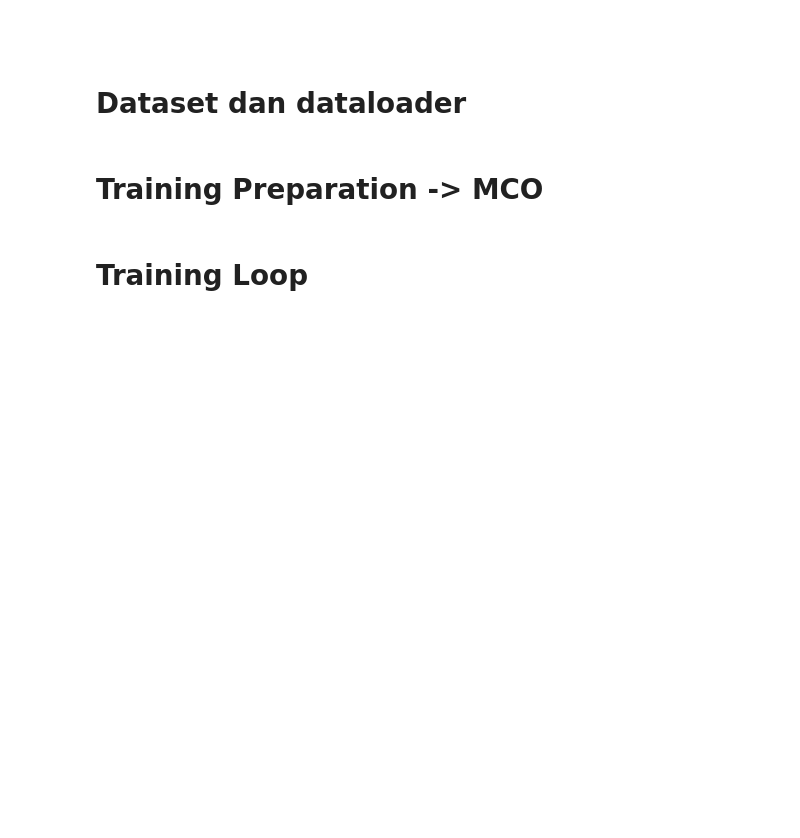
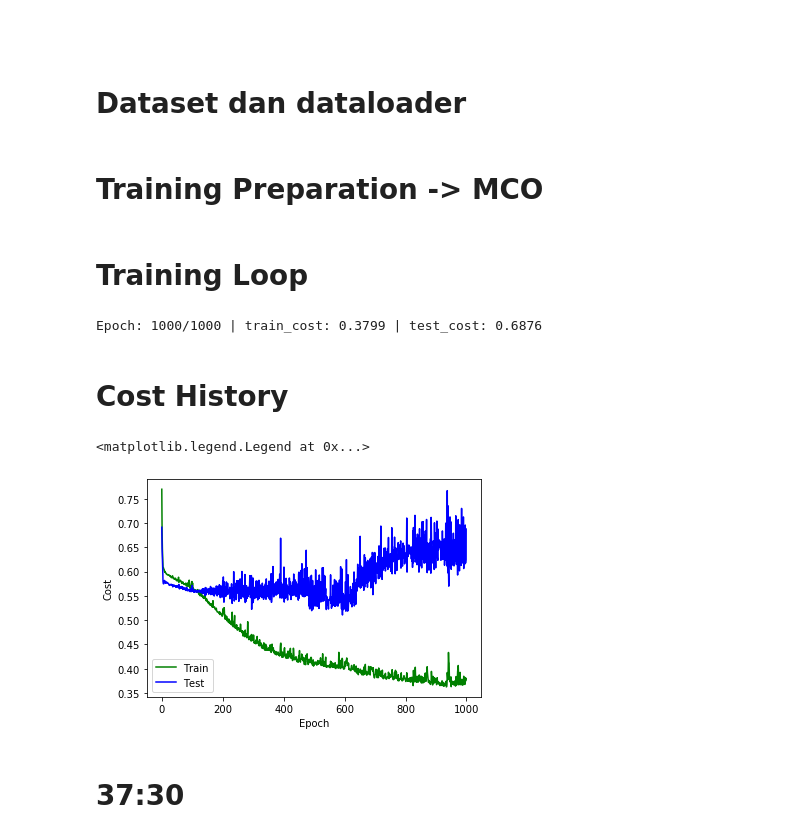
Before and after one commit to julius-risky/Data-Science, a Jupyter notebook: Deep_Learning/2_Neural_Network_with_pytorch.ipynb, the cells around one changed output. Cells and saved outputs as stored; diff of their text form; code cells hidden in the pictures; blank space fills up the shorter version.

```diff
--- a/Deep_Learning/2_Neural_Network_with_pytorch.ipynb
+++ b/Deep_Learning/2_Neural_Network_with_pytorch.ipynb
@@ -112,7 +112,7 @@ optimizer = optim.AdamW(model.parameters(),lr=0.001)
 # %% [markdown]
 # Training Loop
 # %%
-epochs = 500
+epochs = 1000
 train_cost, test_cost = [],[]
 for i in range(epochs):
     model.train()
@@ -135,7 +135,11 @@ for i in range(epochs):
             output = model(feature) #feedforward
             loss = criterion(output, target)
 
-             cost += loss.item() * feature.shape[0]
-    train_cost.append(cost/len(train_set))
+            cost += loss.item() * feature.shape[0]
+    test_cost.append(cost/len(test_set))
 
     print(f"\rEpoch: {i+1:4}/{epochs:4} | train_cost: {train_cost[-1]:.4f} | test_cost: {test_cost[-1]:.4f}", end=" ")
+# %% [output]
+Epoch: 1000/1000 | train_cost: 0.3799 | test_cost: 0.6876
+# %% [markdown]
+# Cost History
@@ -141,0 +148,11 @@ for i in range(epochs):
+# %%
+plt.plot(train_cost,'g-', label="Train")
+plt.plot(test_cost,'b-', label="Test")
+plt.xlabel("Epoch")
+plt.ylabel("Cost")
+plt.legend()
+# %% [output]
+<matplotlib.legend.Legend at 0x...>
+[figure, added]
+# %% [markdown]
+# 37:30
```
Also changed, not shown: parts of 1 cell of this notebook.
